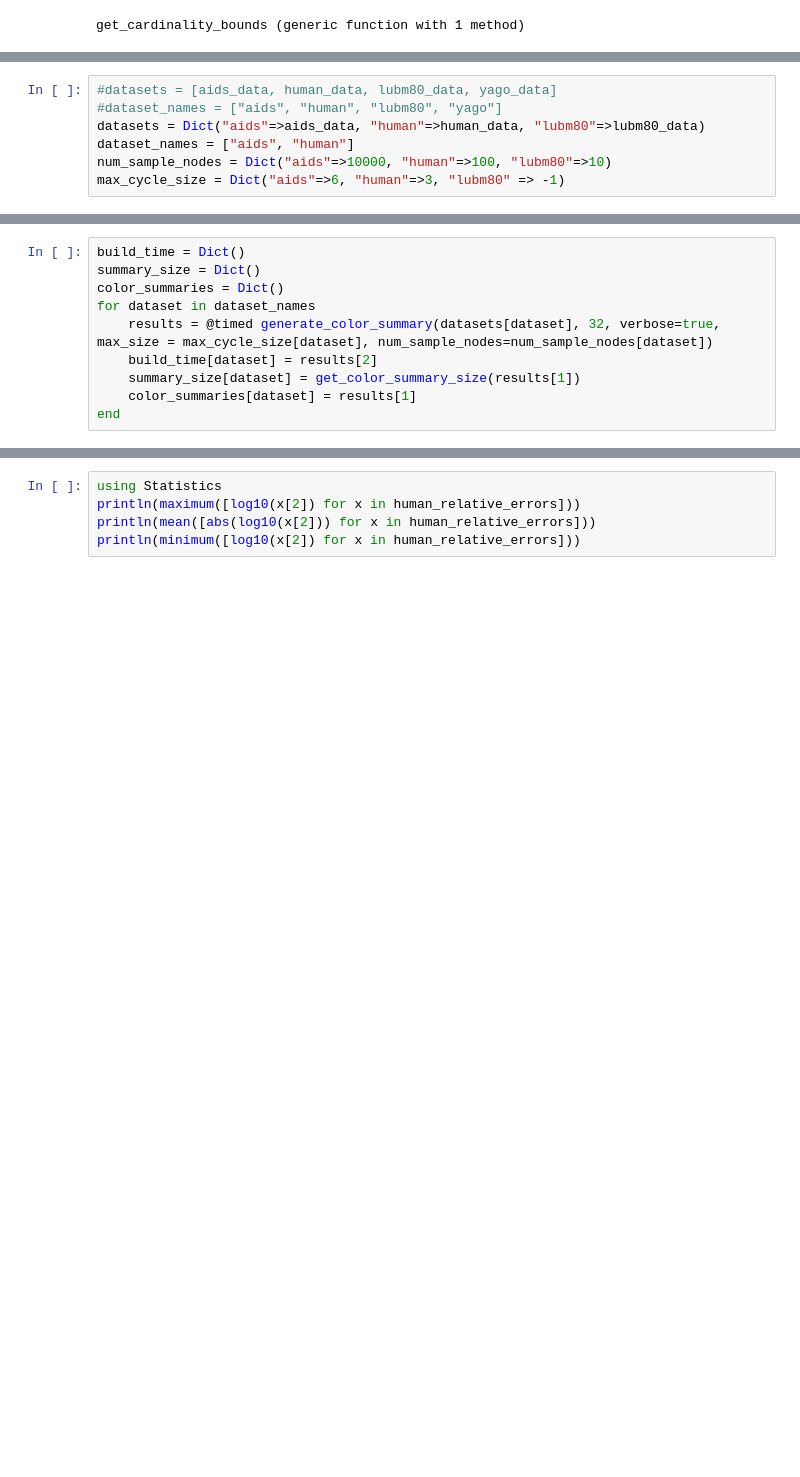
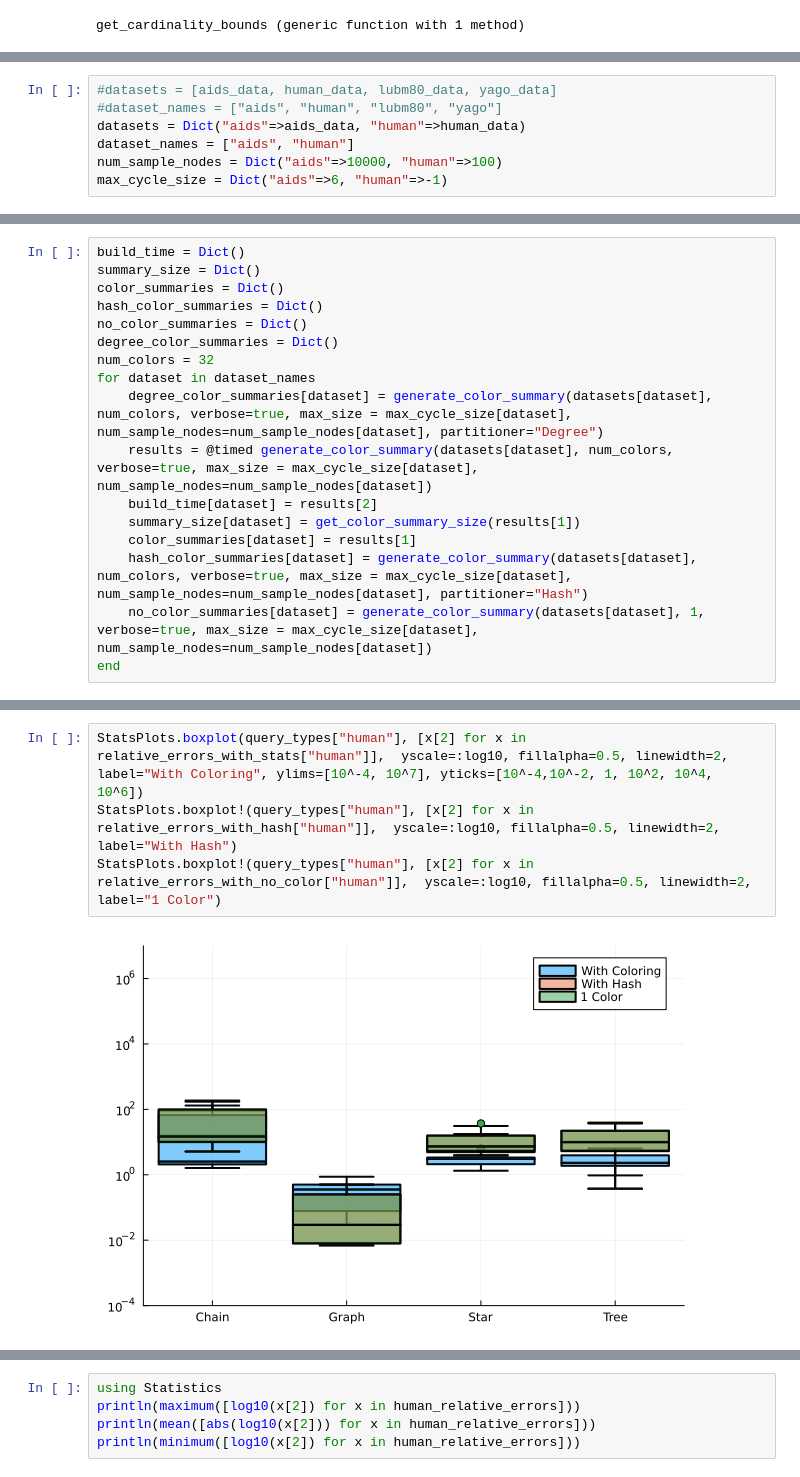
Before and after one commit to uwdb/color, a Jupyter notebook: g-care.ipynb, the cells around one changed output, grey strips where cells are left out. Drawn from its saved outputs; the diff is of its cells as text; blank space fills up the shorter version.

Commit message:
Added different coloring methods & updated ipynb

```diff
--- a/g-care.ipynb
+++ b/g-care.ipynb
@@ -21,8 +21,8 @@ nothing
 # %%
 #datasets = [aids_data, human_data, lubm80_data, yago_data]
 #dataset_names = ["aids", "human", "lubm80", "yago"]
-datasets = Dict("aids"=>aids_data, "human"=>human_data, "lubm80"=>lubm80_data)
+datasets = Dict("aids"=>aids_data, "human"=>human_data)
 dataset_names = ["aids", "human"]
-num_sample_nodes = Dict("aids"=>10000, "human"=>100, "lubm80"=>10)
-max_cycle_size = Dict("aids"=>6, "human"=>3, "lubm80" => -1)
+num_sample_nodes = Dict("aids"=>10000, "human"=>100)
+max_cycle_size = Dict("aids"=>6, "human"=>-1)
 # %% [output]
@@ -34,9 +33,16 @@ Dict{String, Int64} with 3 entries:
 build_time = Dict()
 summary_size = Dict()
 color_summaries = Dict()
+hash_color_summaries = Dict()
+no_color_summaries = Dict()
+degree_color_summaries = Dict()
+num_colors = 32
 for dataset in dataset_names
-    results = @timed generate_color_summary(datasets[dataset], 32, verbose=true, max_size = max_cycle_size[dataset], num_sample_nodes=num_sample_nodes[dataset])
+    degree_color_summaries[dataset] = generate_color_summary(datasets[dataset], num_colors, verbose=true, max_size = max_cycle_size[dataset], num_sample_nodes=num_sample_nodes[dataset], partitioner="Degree")
+    results = @timed generate_color_summary(datasets[dataset], num_colors, verbose=true, max_size = max_cycle_size[dataset], num_sample_nodes=num_sample_nodes[dataset])
     build_time[dataset] = results[2]
     summary_size[dataset] = get_color_summary_size(results[1])
     color_summaries[dataset] = results[1]
+    hash_color_summaries[dataset] = generate_color_summary(datasets[dataset], num_colors, verbose=true, max_size = max_cycle_size[dataset], num_sample_nodes=num_sample_nodes[dataset], partitioner="Hash")
+    no_color_summaries[dataset] = generate_color_summary(datasets[dataset], 1, verbose=true, max_size = max_cycle_size[dataset], num_sample_nodes=num_sample_nodes[dataset])
 end
@@ -42,0 +166,6 @@ end
+# %%
+StatsPlots.boxplot(query_types["human"], [x[2] for x in relative_errors_with_stats["human"]],  yscale=:log10, fillalpha=0.5, linewidth=2, label="With Coloring", ylims=[10^-4, 10^7], yticks=[10^-4,10^-2, 1, 10^2, 10^4, 10^6])
+StatsPlots.boxplot!(query_types["human"], [x[2] for x in relative_errors_with_hash["human"]],  yscale=:log10, fillalpha=0.5, linewidth=2, label="With Hash")
+StatsPlots.boxplot!(query_types["human"], [x[2] for x in relative_errors_with_no_color["human"]],  yscale=:log10, fillalpha=0.5, linewidth=2, label="1 Color")
+# %% [output]
+[figure, added]
```
Also changed, not shown: parts of 13 cells of this notebook, 1 other file.
